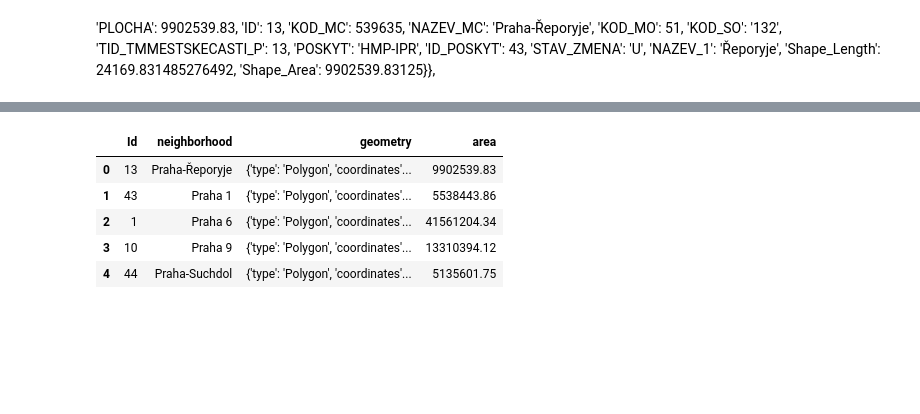
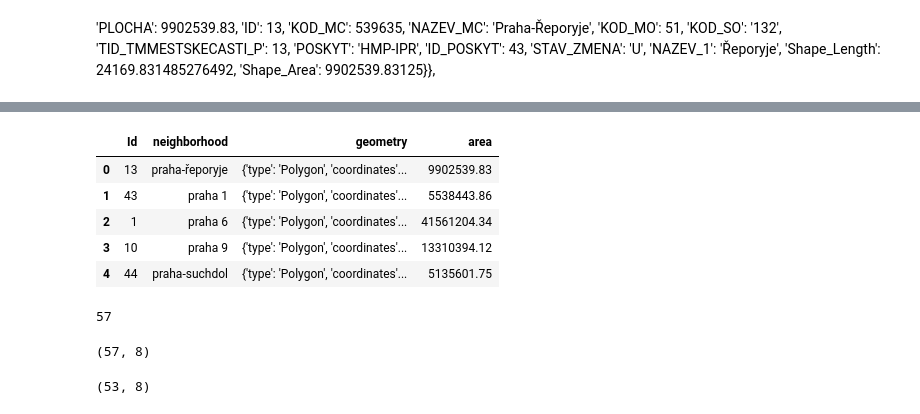
Before and after one commit to tonnyeremin/Urban-Data-Science, a Jupyter notebook: Praha Claaaifier.ipynb, the cells around one changed output, grey strips where cells are left out. Drawn from its saved outputs; the diff is of its cells as text; code cells hidden in the pictures; blank space fills up the shorter version.

```diff
--- a/Praha Claaaifier.ipynb
+++ b/Praha Claaaifier.ipynb
@@ -32,7 +32,6 @@ mestky_casty_url = 'http://opendata.iprpraha.cz/CUR/DTMP/TMMESTSKECASTI_P/S_JTSK
 
 with urllib.request.urlopen(mestky_casty_url) as raw_data:
     data = raw_data.read()
-    mestky_casty_json = json.loads(data)
+    mestky_casty_json = json.loads(data, encoding = "ISO 8859-2")
 
 df_mestky_casty_geo = pd.DataFrame(mestky_casty_json["features"])
-print(df_mestky_casty_geo.head())
@@ -173,14 +184,29 @@ neighborhood = pd.DataFrame(columns=['Id', 'neighborhood', 'geometry', 'area'])
 # %%
 index = 0
 for index, row in df_mestky_casty_geo.iterrows():
-    neighborhood.loc[index] = [row['properties']['ID'], row['properties']['NAZEV_MC'], row['geometry'], row['properties']['PLOCHA']]
+    neighborhood.loc[index] = [row['properties']['ID'], row['properties']['NAZEV_MC'].lower(), row['geometry'], row['properties']['PLOCHA']]
 
 
 neighborhood.head()
 # %% [output]
 |  | Id | neighborhood | geometry | area |
-| 0 | 13 | Praha-Řeporyje | {'type': 'Polygon', 'coordinates'... | 9902539.83 |
-| 1 | 43 | Praha 1 | {'type': 'Polygon', 'coordinates'... | 5538443.86 |
-| 2 | 1 | Praha 6 | {'type': 'Polygon', 'coordinates'... | 41561204.34 |
-| 3 | 10 | Praha 9 | {'type': 'Polygon', 'coordinates'... | 13310394.12 |
-| 4 | 44 | Praha-Suchdol | {'type': 'Polygon', 'coordinates'... | 5135601.75 |
+| 0 | 13 | praha-řeporyje | {'type': 'Polygon', 'coordinates'... | 9902539.83 |
+| 1 | 43 | praha 1 | {'type': 'Polygon', 'coordinates'... | 5538443.86 |
+| 2 | 1 | praha 6 | {'type': 'Polygon', 'coordinates'... | 41561204.34 |
+| 3 | 10 | praha 9 | {'type': 'Polygon', 'coordinates'... | 13310394.12 |
+| 4 | 44 | praha-suchdol | {'type': 'Polygon', 'coordinates'... | 5135601.75 |
+# %%
+len(neighborhood['neighborhood'].unique())
+# %% [output]
+57
+# %%
+coulumns = ['Id','neighborhood','Total', 'Kids', 'Middle', 'Senior','geometry', 'area']
+df_prague = neighborhood.merge(df_population_praha, left_on='neighborhood', right_on ='Name', how='left')[coulumns]
+df_prague.shape
+# %% [output]
+(57, 8)
+# %%
+df_prague.dropna(inplace =True)
+df_prague.shape
+# %% [output]
+(53, 8)
```
Also changed, not shown: parts of 13 cells of this notebook.
